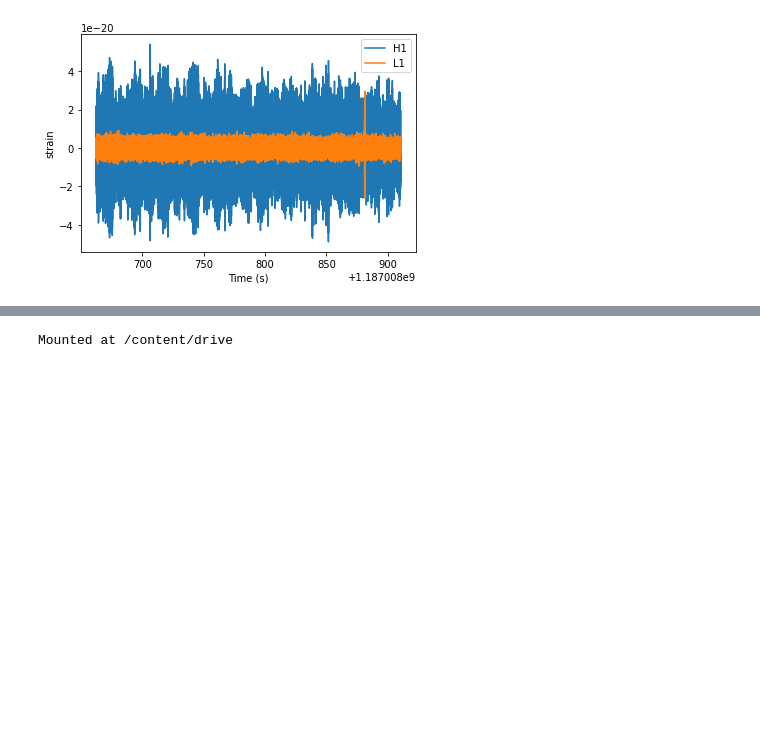
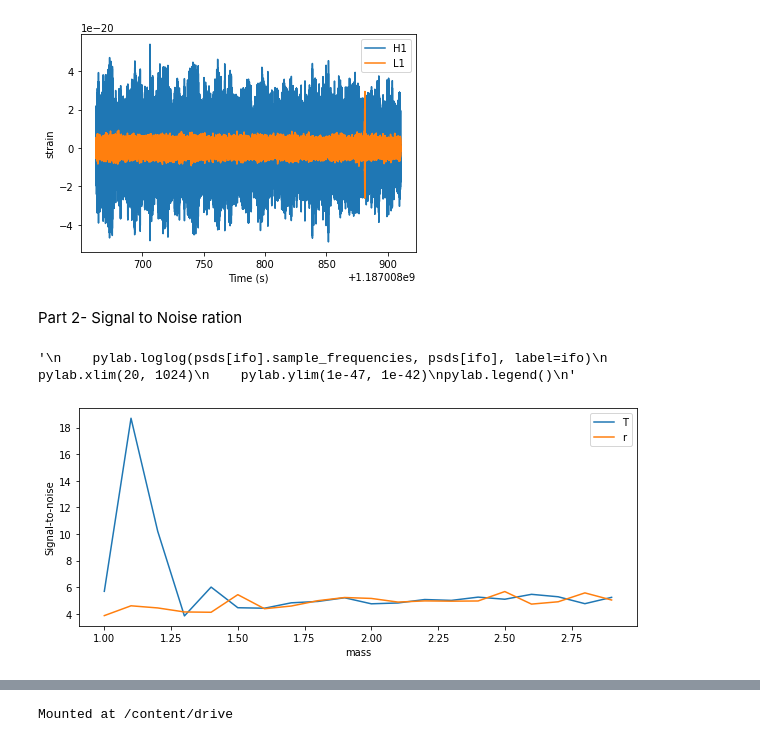
Before and after one commit to tsiligardi/PRA3024-Analysis-of-big-data-in-physics, a Jupyter notebook: GWDA.ipynb, the cells around one changed output, grey strips where cells are left out. Cells and saved outputs as stored; diff of their text form; code cells hidden in the pictures; blank space fills up the shorter version.

```diff
--- a/GWDA.ipynb
+++ b/GWDA.ipynb
@@ -82,3 +93,22 @@ pylab.ylabel('strain')
 pylab.show()
 # %% [output]
 [figure]
+# %% [markdown]
+Part 2- Signal to Noise ration
+# %%
+#To determine the signal to noise ration, we first need to determine the power spectral density
+
+psds = {}
+for ifo in ['L1', 'H1']:
+
+
+    delta_t = strain[ifo].delta_t
+    seg_len = int(2 / delta_t)
+    seg_stride = int(seg_len / 2) #how much overlapping of the segments
+    psds[ifo]  = pycbc.psd.welch(strain[ifo],#power spectral density
+                      seg_len=seg_len,
+                      seg_stride=seg_stride)
+
+    psds[ifo] = interpolate(psds[ifo], stilde[ifo].delta_f)
+# %% [output]
+'\n    pylab.loglog(psds[ifo].sample_frequencies, psds[ifo], label=ifo)\n    pylab.xlim(20, 1024)\n    pylab.ylim(1e-47, 1e-42)\npylab.legend()\n'
@@ -84,0 +157,12 @@ pylab.show()
+# %%
+#plotting the histogram of the snr
+pylab.figure(figsize=[10, 4])
+pylab.plot(m1, snrs['H1'], label= 'H1')
+pylab.plot(m1, snrs['L1'], label= 'L1')
+pylab.legend('True')
+pylab.ylabel('Signal-to-noise')
+pylab.xlabel('mass')
+pylab.show()
+#Note: send email about The fact that the second one does not have a signficant STR
+# %% [output]
+[figure, added]
```
Also changed, not shown: parts of 14 cells of this notebook.
